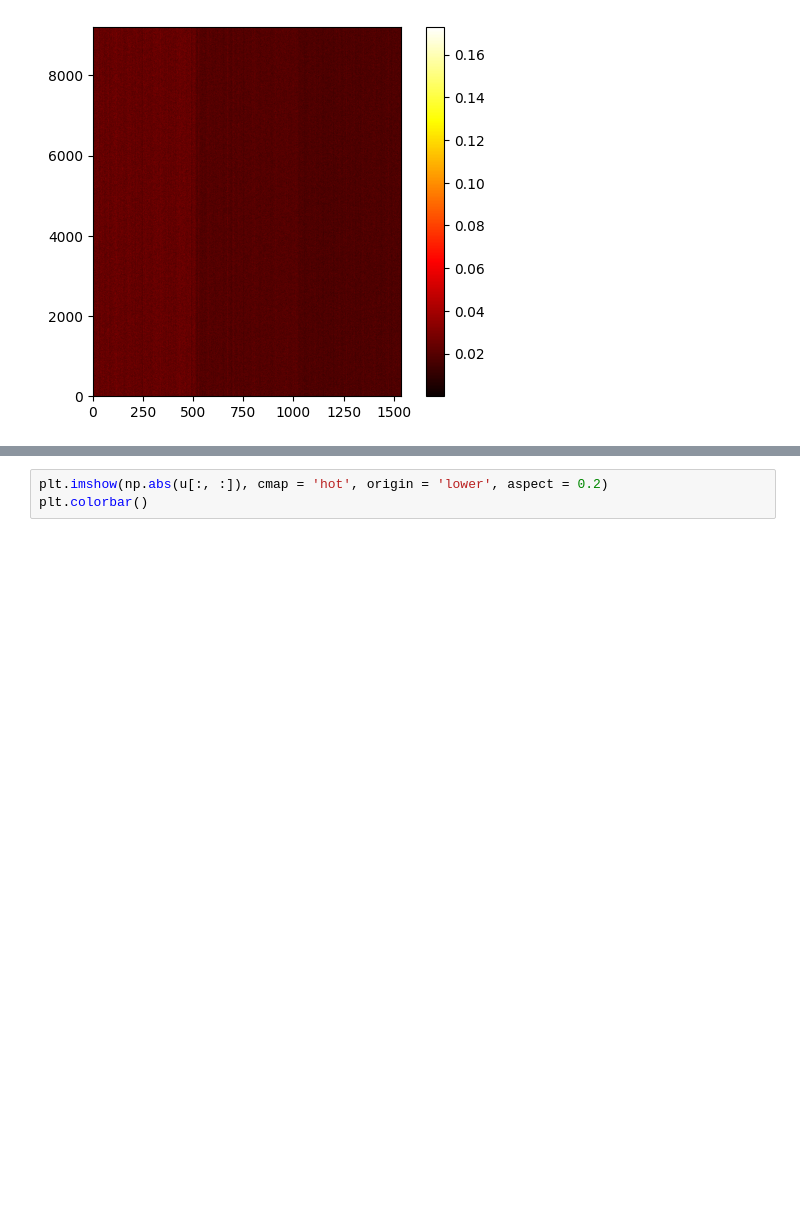
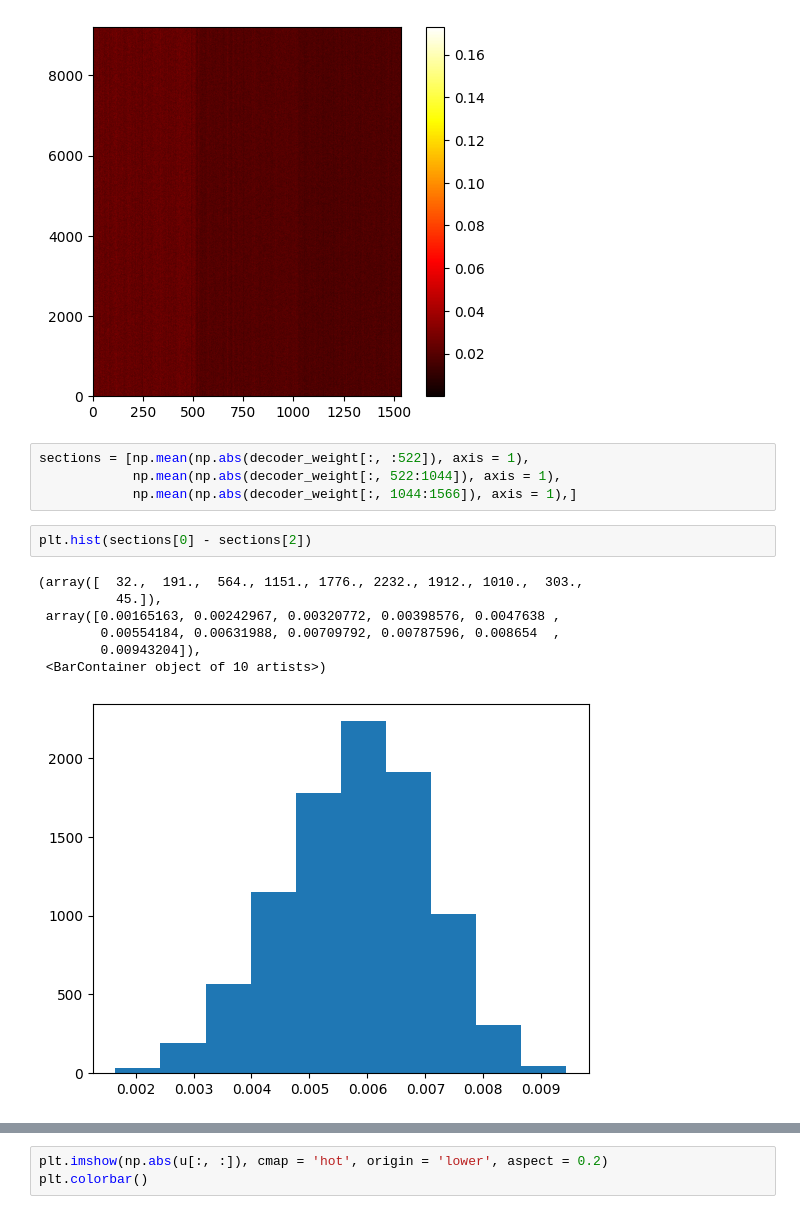
Before and after one commit to jsalt2024-evaluating-llms-for-astronomy/retrieval, a Jupyter notebook: saerch/christine.ipynb, the cells around one changed output, grey strips where cells are left out. Saved outputs shown, nothing was run; the diff lists cells and outputs as text; blank space fills up the shorter version.

```diff
--- a/saerch/christine.ipynb
+++ b/saerch/christine.ipynb
@@ -517,3 +486,17 @@ plt.colorbar()
 # %% [output]
 <matplotlib.colorbar.Colorbar at 0x...>
 [figure]
+# %%
+sections = [np.mean(np.abs(decoder_weight[:, :522]), axis = 1),
+            np.mean(np.abs(decoder_weight[:, 522:1044]), axis = 1),
+            np.mean(np.abs(decoder_weight[:, 1044:1566]), axis = 1),]
+# %%
+plt.hist(sections[0] - sections[2])
+# %% [output]
+(array([  32.,  191.,  564., 1151., 1776., 2232., 1912., 1010.,  303.,
+          45.]),
+ array([0.00165163, 0.00242967, 0.00320772, 0.00398576, 0.0047638 ,
+        0.00554184, 0.00631988, 0.00709792, 0.00787596, 0.008654  ,
+        0.00943204]),
+ <BarContainer object of 10 artists>)
+[figure, added]
```
Also changed, not shown: parts of 39 cells of this notebook, 5 other files.
